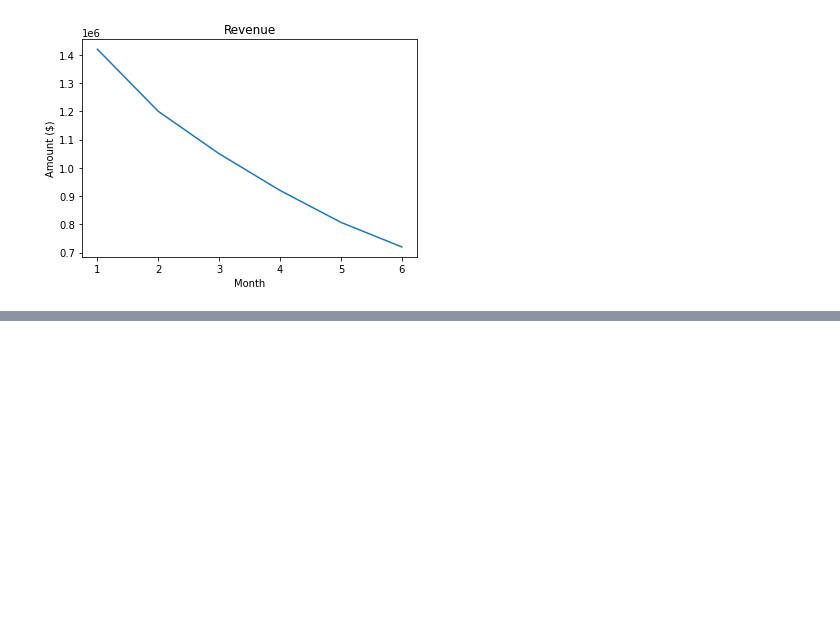
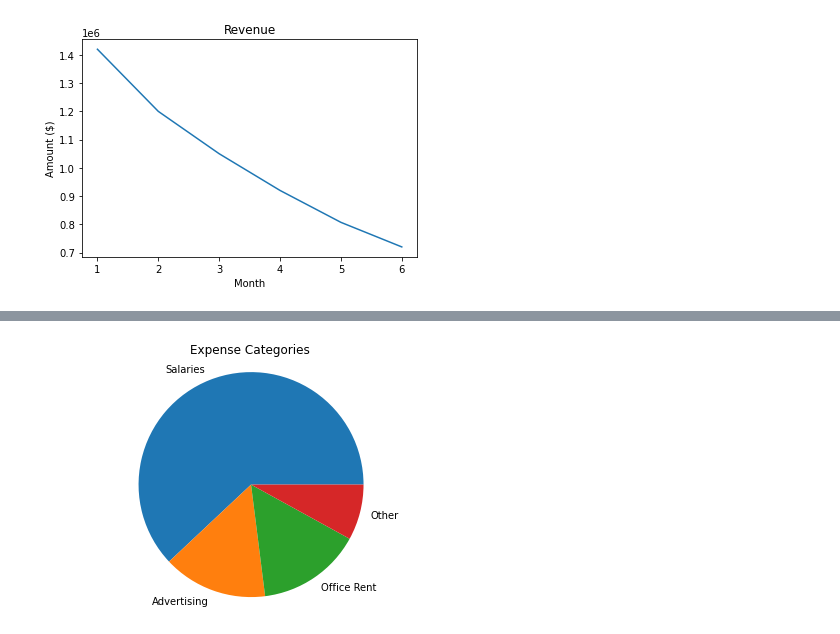
Before and after one commit to joeelorm/Data_Science, a Jupyter notebook: Projects/Start Up Transformation.ipynb, the cells around one changed output, grey strips where cells are left out. Saved outputs shown, nothing was run; the diff lists cells and outputs as text; code cells hidden in the pictures; blank space fills up the shorter version.

```diff
--- a/Projects/Start Up Transformation.ipynb
+++ b/Projects/Start Up Transformation.ipynb
@@ -53,0 +103,33 @@ plt.show()
+# %%
+proportions = []
+for i in range(len(expense_overview['Proportion'])):
+    if expense_overview['Proportion'][i] < 0.05:
+        proportions.append(expense_overview['Proportion'][i])
+
+print('Value of proportions less than 5% {}'.format(proportions))
+
+#Converting the proportions list to an array so we can sum all the elements
+proportions = np.array(proportions)
+proportions_sum = np.sum(proportions)
+
+#Creating a new row that will be appended to the existing dataframe
+new_row = {'Expense': 'Other', 'Proportion': round(proportions_sum, 3)}
+
+#Appending the new row to the dataframe
+expense_overview = expense_overview.append(new_row, ignore_index = True)
+
+#Taking a look what we have done so far
+print('New expense overview dataframe : \n', expense_overview)
+
+
+#Dropping unwanted columns
+mask = expense_overview['Proportion'] < 0.05
+rows_to_drop = expense_overview[mask]
+ind_rows_to_drop = rows_to_drop.index.tolist()
+print('Indexes of rows to drop:', ind_rows_to_drop)
+
+
+#Dropping the rows
+expense_overview = expense_overview.drop(ind_rows_to_drop)
+
+print(expense_overview)
@@ -53,0 +154,10 @@ plt.show()
+# %%
+proportions = expense_overview['Proportion']
+expense_categories = ['Salaries', 'Advertising', 'Office Rent', 'Other']
+plt.pie(proportions, labels = expense_categories, normalize = False)
+plt.title('Expense Categories')
+plt.axis('Equal')
+plt.tight_layout()
+plt.show()
+# %% [output]
+[figure, added]
```
Also changed, not shown: parts of 8 cells of this notebook.
